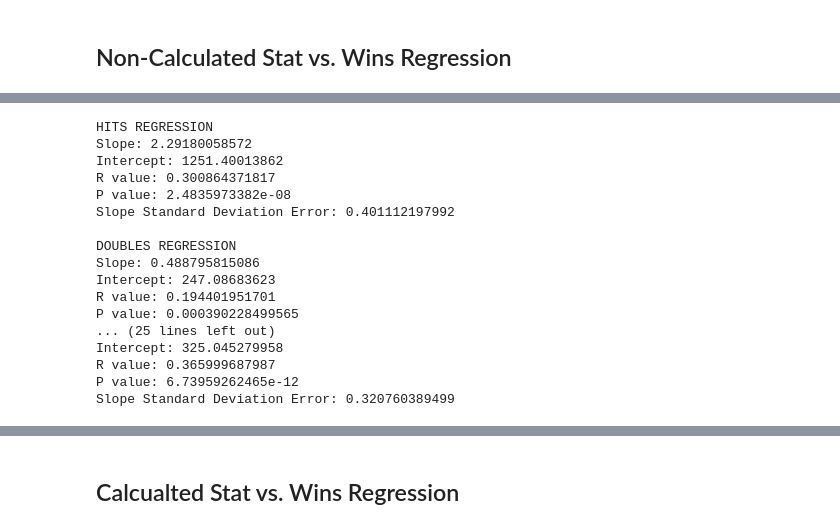
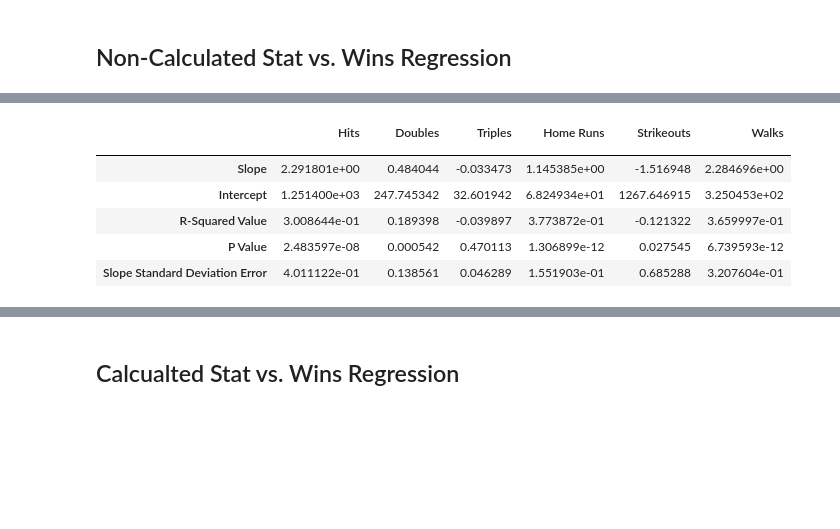
Before and after one commit to lawewers/Springboard-Capstone-MLB-W-vs.-L, a Jupyter notebook: CapstoneProject.ipynb, the cells around one changed output, grey strips where cells are left out. Cells and saved outputs as stored; diff of their text form; code cells hidden in the pictures; blank space fills up the shorter version.

```diff
--- a/CapstoneProject.ipynb
+++ b/CapstoneProject.ipynb
@@ -182,62 +180,18 @@ bb_slope, bb_intercept, bb_r_value, bb_p_value, bb_slope_std_error = scipy.stats
-# %%
-print('HITS REGRESSION')
-print('Slope:', h_slope)
-print('Intercept:', h_intercept)
-print('R value:', h_r_value)
-print('P value:', h_p_value)
-print('Slope Standard Deviation Error:', h_slope_std_error)
-print('')
-print('DOUBLES REGRESSION')
-print('Slope:', d_slope)
-print('Intercept:', d_intercept)
-print('R value:', d_r_value)
-print('P value:', d_p_value)
-print('Slope Standard Deviation Error:', d_slope_std_error)
-print('')
-print('TRIPLES REGRESSION')
-print('Slope:', t_slope)
-print('Intercept:', t_intercept)
-print('R value:', t_r_value)
-print('P value:', t_p_value)
-print('Slope Standard Deviation Error:', t_slope_std_error)
-print('')
-print('HOME RUNS REGRESSION')
-print('Slope:', hr_slope)
-print('Intercept:', hr_intercept)
-print('R value:', hr_r_value)
-print('P value:', hr_p_value)
-print('Slope Standard Deviation Error:', hr_slope_std_error)
-print('')
-print('STRIKEOUTS REGRESSION')
-print('Slope:', so_slope)
-print('Intercept:', so_intercept)
-print('R value:', so_r_value)
-print('P value:', so_p_value)
-print('Slope Standard Deviation Error:', so_slope_std_error)
-print('')
-print('WALKS REGRESSION')
-print('Slope:', bb_slope)
-print('Intercept:', bb_intercept)
-print('R value:', bb_r_value)
-print('P value:', bb_p_value)
-print('Slope Standard Deviation Error:', bb_slope_std_error)
-print('')
-None
-# %% [output]
-HITS REGRESSION
-Slope: 2.29180058572
-Intercept: 1251.40013862
-R value: 0.300864371817
-P value: 2.4835973382e-08
-Slope Standard Deviation Error: 0.401112197992
-
-DOUBLES REGRESSION
-Slope: 0.488795815086
-Intercept: 247.08683623
-R value: 0.194401951701
-P value: 0.000390228499565
-... (25 lines left out)
-Intercept: 325.045279958
-R value: 0.365999687987
-P value: 6.73959262465e-12
-Slope Standard Deviation Error: 0.320760389499
+# %%
+reg_ncalc_table = [['Slope', h_slope, d_slope, t_slope, hr_slope, so_slope, bb_slope],
+                   ['Intercept', h_intercept, d_intercept, t_intercept, hr_intercept, so_intercept, bb_intercept],
+                   ['R-Squared Value', h_r_value, d_r_value, t_r_value, hr_r_value, so_r_value, bb_r_value],
+                   ['P Value', h_p_value, d_p_value, t_p_value, hr_p_value, so_p_value, bb_p_value],
+                   ['Slope Standard Deviation Error', h_slope_std_error, d_slope_std_error, t_slope_std_error, hr_slope_std_error, so_slope_std_error, bb_slope_std_error]]
+reg_ncalc_table = pd.DataFrame(reg_ncalc_table).set_index(keys = 0)
+reg_ncalc_table.columns = ['Hits', 'Doubles', 'Triples', 'Home Runs', 'Strikeouts', 'Walks']
+reg_ncalc_table.index.name = ''
+reg_ncalc_table
+# %% [output]
+|  | Hits | Doubles | Triples | Home Runs | Strikeouts | Walks |
+|  |  |  |  |  |  |  |
+| Slope | 2.291801e+00 | 0.484044 | -0.033473 | 1.145385e+00 | -1.516948 | 2.284696e+00 |
+| Intercept | 1.251400e+03 | 247.745342 | 32.601942 | 6.824934e+01 | 1267.646915 | 3.250453e+02 |
+| R-Squared Value | 3.008644e-01 | 0.189398 | -0.039897 | 3.773872e-01 | -0.121322 | 3.659997e-01 |
+| P Value | 2.483597e-08 | 0.000542 | 0.470113 | 1.306899e-12 | 0.027545 | 6.739593e-12 |
+| Slope Standard Deviation Error | 4.011122e-01 | 0.138561 | 0.046289 | 1.551903e-01 | 0.685288 | 3.207604e-01 |
```
Also changed, not shown: parts of 38 cells of this notebook.
